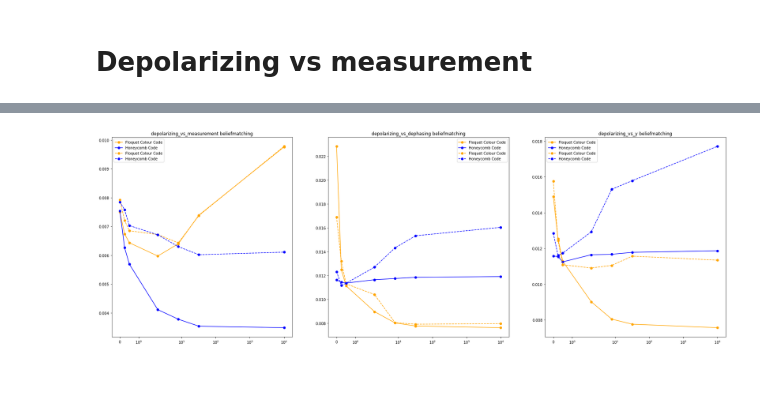
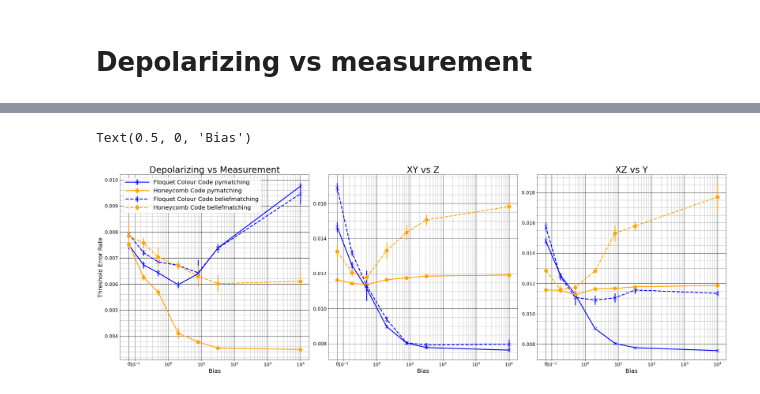
Before and after one commit to peter-janderks/floquet_colour_codes_numerics, a Jupyter notebook: phenomenological_noise_experiments/plot_results_phenomenological_noise.ipynb, the cells around one changed output, grey strips where cells are left out. Saved outputs shown, nothing was run; the diff lists cells and outputs as text; code cells hidden in the pictures.

```diff
--- a/phenomenological_noise_experiments/plot_results_phenomenological_noise.ipynb
+++ b/phenomenological_noise_experiments/plot_results_phenomenological_noise.ipynb
@@ -474,12 +266,10 @@ def filter_func_fcc(s): return s.decoder == 'beliefmatching' and s.json_metadata
 
 
 for index, bias in enumerate(biases):
-    plot_threshold(axis[index][0], samples, filter_func_hcc)
-    plot_threshold(axis[index][1], samples, filter_func_fcc)
-    thresholds_hcc[bias] = get_one_threshold(samples, filter_func_hcc, 1, 0.0075, 0.017, 5)
-    thresholds_fcc[bias] = get_one_threshold(samples, filter_func_fcc, 1, 0.0075, 0.017, 5)
-    axis[index][0].axvline(x=thresholds_hcc[bias], color="black", linestyle="dashed")
-    axis[index][1].axvline(x=thresholds_fcc[bias], color="black", linestyle="dashed")
+
+
+    thresholds_hcc[bias] = plot_threshold(axis[index][0], samples, filter_func_hcc, 0.0075, 0.017,5)
+    thresholds_fcc[bias] =plot_threshold(axis[index][1], samples, filter_func_fcc, 0.0075, 0.017, 5)
     axis[index][0].set_xlim(0.0075, 0.02)
     axis[index][1].set_xlim(0.0075, 0.02)
     axis[index][0].set_ylim(10**-4, 0.5)
@@ -525,14 +298,8 @@ thresholds_fcc = dict()
 filter_func_hcc = lambda s : s.decoder == 'beliefmatching' and s.json_metadata['code'] == 'HoneycombCode' and s.json_metadata['bias']==bias and s.json_metadata['bias_type'] == 'measurement_vs_data_qubit'
 filter_func_fcc = lambda s : s.decoder == 'beliefmatching' and s.json_metadata['code'] == 'FloquetColourCode' and s.json_metadata['bias']==bias and s.json_metadata['bias_type'] == 'measurement_vs_data_qubit'
 for index,bias in enumerate(biases):
-    plot_threshold(axis[index][0], samples, filter_func_hcc)
-    plot_threshold(axis[index][1], samples, filter_func_fcc)
-    thresholds_hcc[bias] = get_one_threshold(samples, filter_func_hcc, 1,0.004,0.015,5)
-    thresholds_fcc[bias] = get_one_threshold(samples, filter_func_fcc, 1,0.004,0.012,5)
-    axis[index][0].axvline(x=thresholds_hcc[bias], color="black", linestyle="dashed")
-    axis[index][1].axvline(x=thresholds_fcc[bias], color="black", linestyle="dashed")
-    #axis[index][0].set_xlim(0.005,0.01)
-    #axis[index][1].set_xlim(0.005,0.012)
+    thresholds_hcc[bias] = plot_threshold(axis[index][0], samples, filter_func_hcc, 0.004, 0.015, 5)
+    thresholds_fcc[bias] = plot_threshold(axis[index][1], samples, filter_func_fcc, 0.004, 0.015, 5)
 
 all_thresholds_hcc['beliefmatching']['depolarizing_vs_measurement'] = thresholds_hcc
 all_thresholds_fcc['beliefmatching']['depolarizing_vs_measurement'] = thresholds_fcc
@@ -558,24 +308,40 @@ all_thresholds_fcc['beliefmatching']['depolarizing_vs_measurement'] = thresholds
 # %%
 def plot_bias_vs_threshold(ax, thresholds_fcc, thresholds_hcc, decoder, bias_type, linestyle):
-
     biases = [bias for bias in thresholds_hcc[decoder][bias_type]]
     biases.sort()
-    plot_thresholds_fcc = [thresholds_fcc[decoder][bias_type][bias] for bias in biases]
-    plot_thresholds_hcc = [thresholds_hcc[decoder][bias_type][bias] for bias in biases]
-    ax.plot(biases, plot_thresholds_fcc,label='Floquet Colour Code', marker='o', linestyle=linestyle, color='orange')
-    ax.plot(biases, plot_thresholds_hcc,label='Honeycomb Code', marker='o', linestyle=linestyle, color='blue')
-    ax.set_xscale('symlog')
-    ax.set_title(bias_type + " " + decoder)
-    ax.legend()
+    ax.errorbar([bias for bias in biases], [thresholds_fcc[decoder][bias_type][bias][0] for bias in biases], yerr=[
+        thresholds_fcc[decoder][bias_type][bias][1] for bias in biases], label='Floquet Colour Code ' + str(decoder), marker='x', color='blue', linestyle=linestyle, markersize=12, linewidth=3)
+    ax.errorbar([bias for bias in biases], [thresholds_hcc[decoder][bias_type][bias][0] for bias in biases], yerr=[
+        thresholds_hcc[decoder][bias_type][bias][1] for bias in biases], label='Honeycomb Code ' + str(decoder), marker='o', color='orange', linestyle=linestyle, markersize=12, linewidth=3)
+    ax.set_xscale('symlog', linthresh=0.5, subs=range(2, 10),linscale=0.8)
+    ax.minorticks_on()
+    # increase ticksize to 10
+    ax.tick_params(axis='both', which='major', labelsize=16)
 
-fig, axs = plt.subplots(1,3,figsize=(30,10))
+    ax.grid(which='minor', color='#AAAAAA')
+    ax.grid(which='major', color='black')
+    # include 0 in the x axis
+
+fig, axs = plt.subplots(1,3,figsize=(30,10), constrained_layout=True)
 
 plot_bias_vs_threshold(axs[0], all_thresholds_fcc, all_thresholds_hcc, 'pymatching', 'depolarizing_vs_measurement','solid')
 plot_bias_vs_threshold(axs[1], all_thresholds_fcc, all_thresholds_hcc, 'pymatching', 'depolarizing_vs_dephasing','solid')
 plot_bias_vs_threshold(axs[2], all_thresholds_fcc, all_thresholds_hcc, 'pymatching', 'depolarizing_vs_y','solid')
 
 plot_bias_vs_threshold(axs[0], all_thresholds_fcc, all_thresholds_hcc, 'beliefmatching', 'depolarizing_vs_measurement','dashed')
 plot_bias_vs_threshold(axs[1], all_thresholds_fcc, all_thresholds_hcc, 'beliefmatching', 'depolarizing_vs_dephasing','dashed')
 plot_bias_vs_threshold(axs[2], all_thresholds_fcc, all_thresholds_hcc, 'beliefmatching', 'depolarizing_vs_y','dashed')
+
+# make the legend bigger
+# increase length of legend lines
+axs[0].legend(prop={'size': 20}, handlelength=4)
+axs[0].set_title('Depolarizing vs Measurement', fontsize=30)
+axs[1].set_title('XY vs Z', fontsize=30)
+axs[2].set_title('XZ vs Y', fontsize=30)
+axs[0].set_ylabel('Threshold Error Rate', fontsize=20)
+axs[0].set_xlabel('Bias', fontsize=20)
+axs[1].set_xlabel('Bias', fontsize=20)
+axs[2].set_xlabel('Bias', fontsize=20)
 # %% [output]
+Text(0.5, 0, 'Bias')
-[figure, old version]
+[figure, new version]
```
Also changed, not shown: parts of 12 cells of this notebook, 2 other files.
